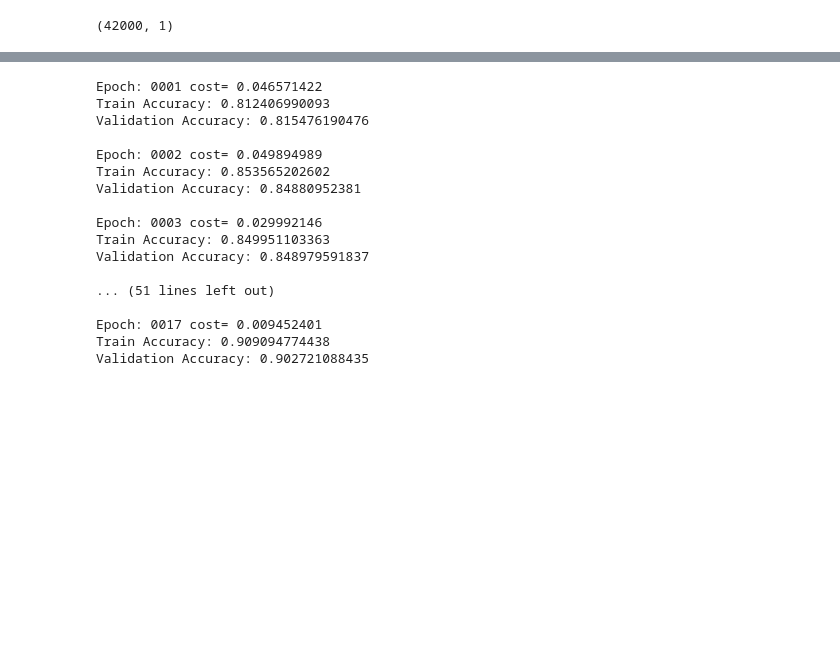
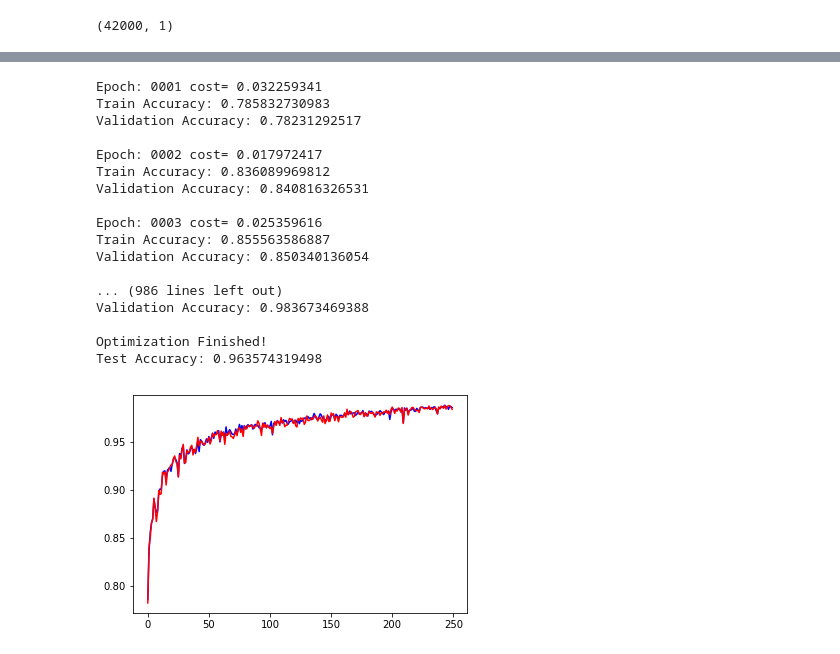
Before and after one commit to SafwanAhmad/KaggleMNSIT, a Jupyter notebook: mnist.ipynb, the cells around one changed output, grey strips where cells are left out. Saved outputs shown, nothing was run; the diff lists cells and outputs as text; code cells hidden in the pictures; blank space fills up the shorter version.

```diff
--- a/mnist.ipynb
+++ b/mnist.ipynb
@@ -78,15 +78,19 @@ from sklearn.metrics import accuracy_score
 # Initialize tensorflow session
 init = tf.global_variables_initializer()
 
-epochs = 30
+epochs = 250
 batch_size = 64
 num_batches = int(X_train.shape[0]/batch_size)
 n_train = int(len(y_train)*0.8)
+
+train_accuracy = []
+val_accuracy = []
 
 # Launch the graph
 with tf.Session() as sess:
     sess.run(init)
 
+    #plt.ion()
     # Training cycle
     for epoch in range(epochs):
         # Shuffle data for cross validation
@@ -108,13 +112,23 @@ with tf.Session() as sess:
 
         # Find train accuracy
         y_predicted_train_fold = np.argmax(output.eval(feed_dict={input_: X_train_fold, labels: y_train_fold}), 1)
+        current_train_acc = accuracy_score(y_true=y_train_fold, y_pred=y_predicted_train_fold)
 
-        print("Train Accuracy:", accuracy_score(y_true=y_train_fold, y_pred=y_predicted_train_fold))
+        train_accuracy.append(current_train_acc)
+
+        print("Train Accuracy:", current_train_acc)
 
         # Find the validation accuracy
         y_predicted_val_fold = np.argmax(output.eval(feed_dict={input_: X_val_fold, labels: y_val_fold}), 1)
-        print("Validation Accuracy:", accuracy_score(y_true=y_val_fold, y_pred=y_predicted_val_fold))
+        current_val_acc = accuracy_score(y_true=y_val_fold, y_pred=y_predicted_val_fold)
+
+        val_accuracy.append(current_val_acc)
+
+        print("Validation Accuracy:", current_val_acc)
         print()
+
+        #plt.plot(train_accuracy, 'b-', val_accuracy, 'r-')
+        #plt.show()
 
     print("Optimization Finished!")
 
@@ -123,23 +137,28 @@ with tf.Session() as sess:
     y_predicted_test = np.argmax(output.eval(feed_dict={input_: X_test, labels: y_test}), 1)
     print("Test Accuracy:", accuracy_score(y_true=y_test, y_pred=y_predicted_test))
 # %% [output]
-Epoch: 0001 cost= 0.046571422
-Train Accuracy: 0.812406990093
-Validation Accuracy: 0.815476190476
+Epoch: 0001 cost= 0.032259341
+Train Accuracy: 0.785832730983
+Validation Accuracy: 0.78231292517
 
-Epoch: 0002 cost= 0.049894989
-Train Accuracy: 0.853565202602
-Validation Accuracy: 0.84880952381
+Epoch: 0002 cost= 0.017972417
+Train Accuracy: 0.836089969812
+Validation Accuracy: 0.840816326531
 
-Epoch: 0003 cost= 0.029992146
-Train Accuracy: 0.849951103363
-Validation Accuracy: 0.848979591837
+Epoch: 0003 cost= 0.025359616
+Train Accuracy: 0.855563586887
+Validation Accuracy: 0.850340136054
 
-... (51 lines left out)
+... (986 lines left out)
+Validation Accuracy: 0.983673469388
 
-Epoch: 0017 cost= 0.009452401
-Train Accuracy: 0.909094774438
-Validation Accuracy: 0.902721088435
+Optimization Finished!
+Test Accuracy: 0.963574319498
+# %%
+plt.plot(train_accuracy, 'b-', val_accuracy, 'r-')
+plt.show()
+# %% [output]
+[figure, added]
 # %%
 from sklearn.metrics import confusion_matrix
 
```
Also changed, not shown: parts of 4 cells of this notebook.
